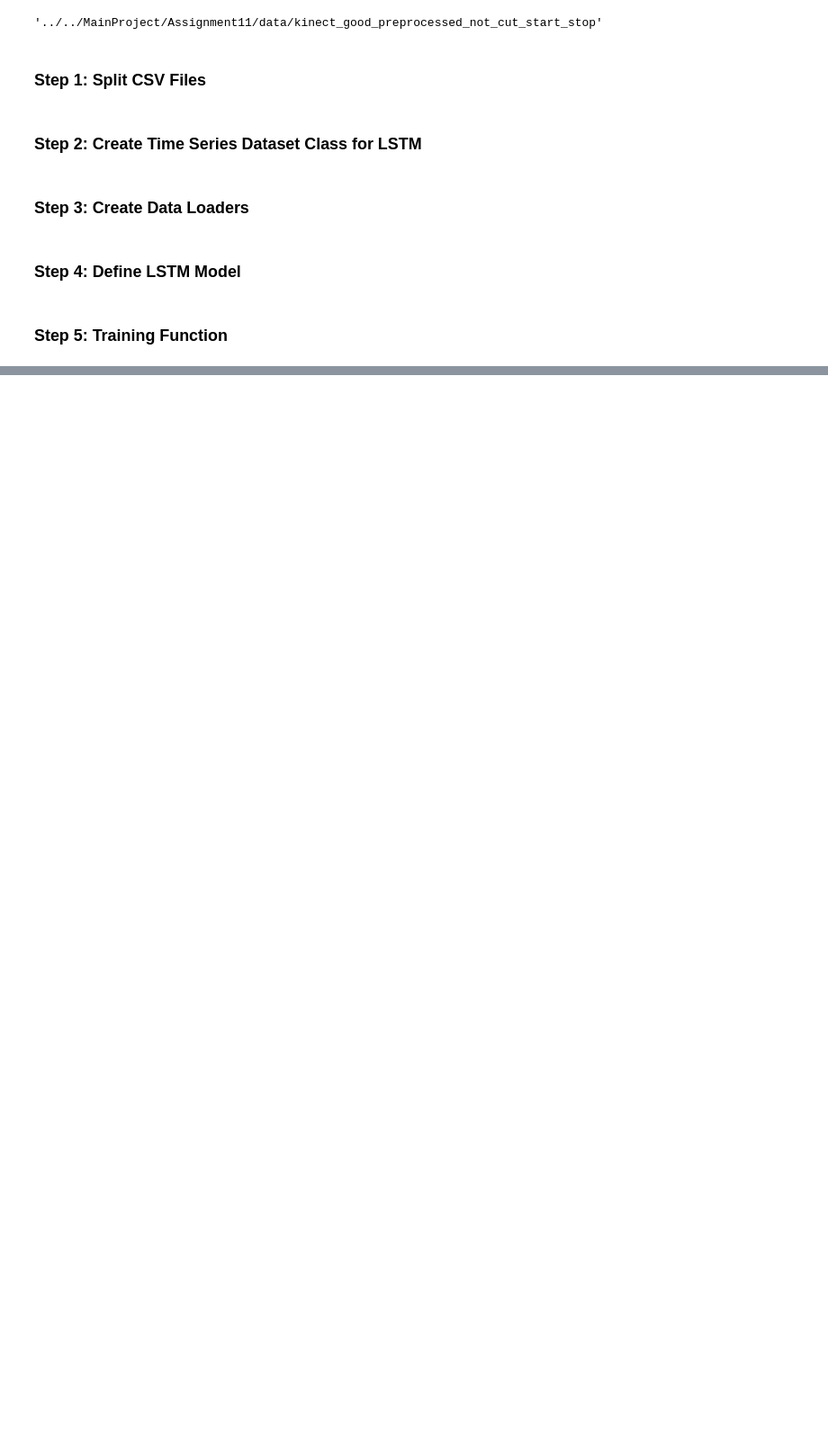
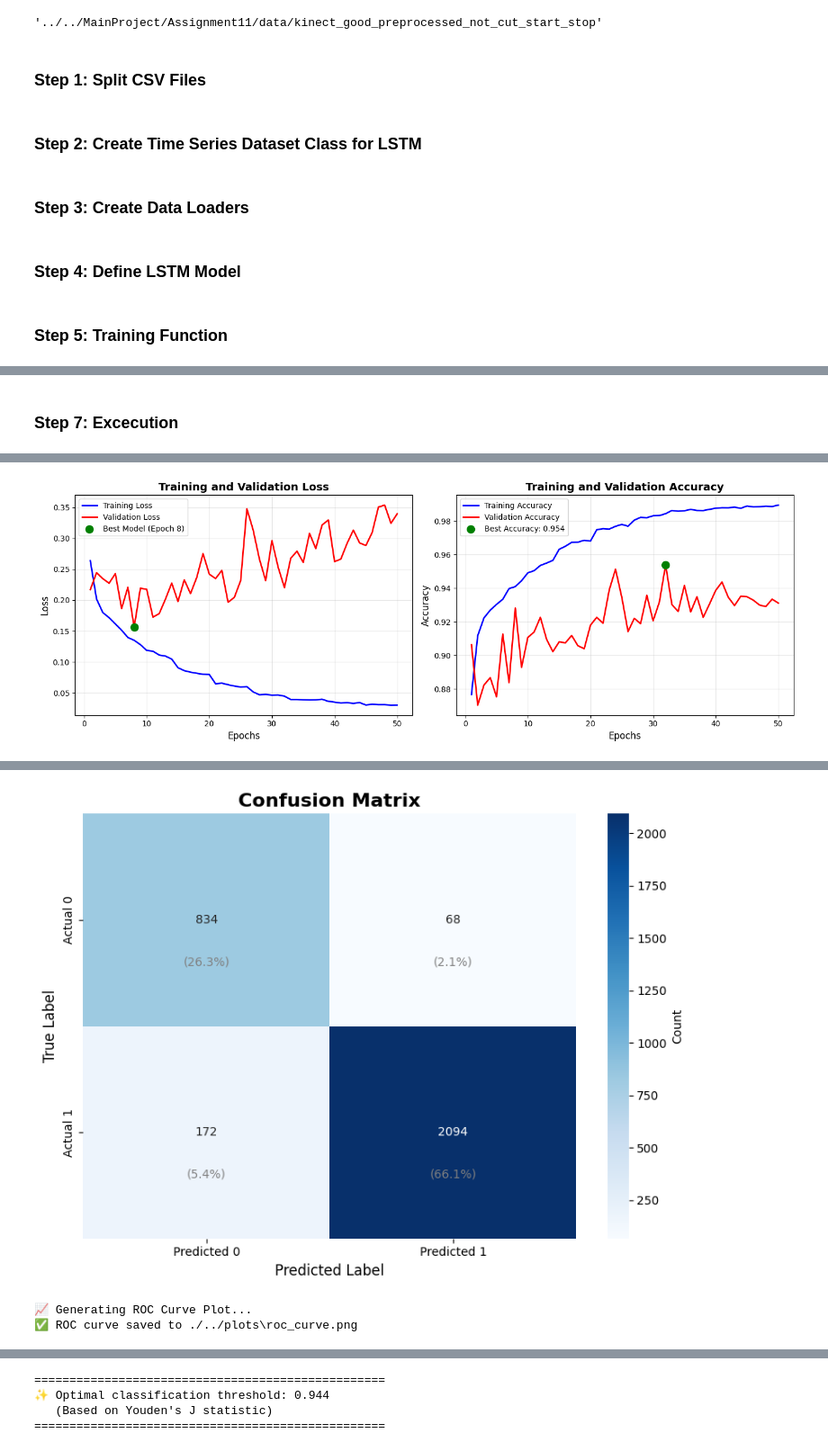
Before and after one commit to kallefrisk/DeepLearning_Schoolwork, a Jupyter notebook: KarlProject/notebooks/assignment11.ipynb, the cells around one changed output, grey strips where cells are left out. Shown at 90% size. Cells and saved outputs as stored; diff of their text form; code cells hidden in the pictures; blank space fills up the shorter version.

Commit message:
Added plotting and running capabilities to the Model classificator.

```diff
--- a/KarlProject/notebooks/assignment11.ipynb
+++ b/KarlProject/notebooks/assignment11.ipynb
@@ -39,10 +47,10 @@ def split_csv_files(datafolder: str, train_size: float = 0.8, val_size: float =
 # %% [markdown]
 ### Step 2: Create Time Series Dataset Class for LSTM
 # %%
-class TimeSeriesDataset(Dataset):
+class BinarySeriesDataset(Dataset):
     """Custom Dataset for LSTM time series prediction"""
 
-    def __init__(self, file_list, data_folder, sequence_length=10, target_column='target'):
+    def __init__(self, file_list, data_folder, sequence_length=10, label_column='label'):
         """
         Args:
             file_list: List of CSV file names
@@ -59,13 +67,17 @@ class TimeSeriesDataset(Dataset):
             df = pd.read_csv(file_path)
 
             # Assume last column is target, or specify target_column
-            if target_column not in df.columns:
+            if label_column not in df.columns:
                 # Use last column as target if specified column not found
                 target_col = df.columns[-1]
             else:
-                target_col = target_column
+                target_col = label_column
 
-            # Separate features and target
+            # Remove first column 'FrameNo'
+            if 'FrameNo' in df.columns:
+                df.drop('FrameNo', axis=1, inplace=True)
+
+            # Separate features and label
             feature_cols = [col for col in df.columns if col != target_col]
             features = df[feature_cols].values
             target = df[target_col].values
@@ -128,9 +140,9 @@ def create_lstm_loaders(data_folder: str,
 # %% [markdown]
 ### Step 4: Define LSTM Model
 # %%
-class LSTMPredictor(nn.Module):
+class LSTMBinaryClassifier(nn.Module):
     def __init__(self, input_dim, hidden_dim=64, num_layers=2, output_dim=1, dropout=0.2):
-        super(LSTMPredictor, self).__init__()
+        super(LSTMBinaryClassifier, self).__init__()
 
         self.hidden_dim = hidden_dim
         self.num_layers = num_layers
@@ -139,7 +151,7 @@ class LSTMPredictor(nn.Module):
             input_size=input_dim,
             hidden_size=hidden_dim,
             num_layers=num_layers,
-            batch_first=True,  # Input shape: (batch, seq_len, features)
+            batch_first=True,
             dropout=dropout if num_layers > 1 else 0
         )
 
@@ -217,0 +543,48 @@ def train_lstm_model(train_loader, val_loader, input_dim,
+# %% [markdown]
+### Step 7: Excecution
+# %%
+
+# 1. Split CSV files
+data_folder = '../../MainProject/Assignment11/data/kinect_good_preprocessed_not_cut_start_stop'
+train_files, val_files, test_files = split_csv_files(data_folder, random_seed=42)
+
+# 2. Create datasets (note the label_column parameter)
+train_dataset = BinarySeriesDataset(
+    train_files, data_folder,
+    sequence_length=20,
+    label_column='target'  # Change to your binary label column name
+)
+
+val_dataset = BinarySeriesDataset(
+    val_files, data_folder,
+    sequence_length=20,
+    label_column='target'
+)
+
+test_dataset = BinarySeriesDataset(
+    test_files, data_folder,
+    sequence_length=20,
+    label_column='target'
+)
+
+# 3. Create data loaders
+train_loader = DataLoader(train_dataset, batch_size=32, shuffle=True, drop_last=True)
+val_loader = DataLoader(val_dataset, batch_size=32, shuffle=False, drop_last=True)
+test_loader = DataLoader(test_dataset, batch_size=32, shuffle=False, drop_last=True)
+
+# 4. Get input dimension
+sample_seq, _ = train_dataset[0]
+input_dim = sample_seq.shape[1]
+
+# 5. Train model
+device = torch.device('cpu')
+model, train_losses, val_losses, train_acc, val_acc, training_history = train_binary_classifier(
+    train_loader, val_loader, input_dim,
+    epochs=50, learning_rate=0.001, device=device
+)
+
+plot_training_history(training_history[0], training_history[1], training_history[2], training_history[3], training_history[4])
+
+# 6. Evaluate on test set
+metrics = evaluate_binary_classifier(model, test_loader, device)
+# %% [output]
@@ -217,0 +605 @@ def train_lstm_model(train_loader, val_loader, input_dim,
+[figure, added]
@@ -217,0 +623,3 @@ def train_lstm_model(train_loader, val_loader, input_dim,
+[figure, added]
+📈 Generating ROC Curve Plot...
+✅ ROC curve saved to ./../plots\roc_curve.png
@@ -217,0 +627,4 @@ def train_lstm_model(train_loader, val_loader, input_dim,
+==================================================
+✨ Optimal classification threshold: 0.944
+   (Based on Youden's J statistic)
+==================================================
```
Also changed, not shown: parts of 6 cells of this notebook, 2 other files.
